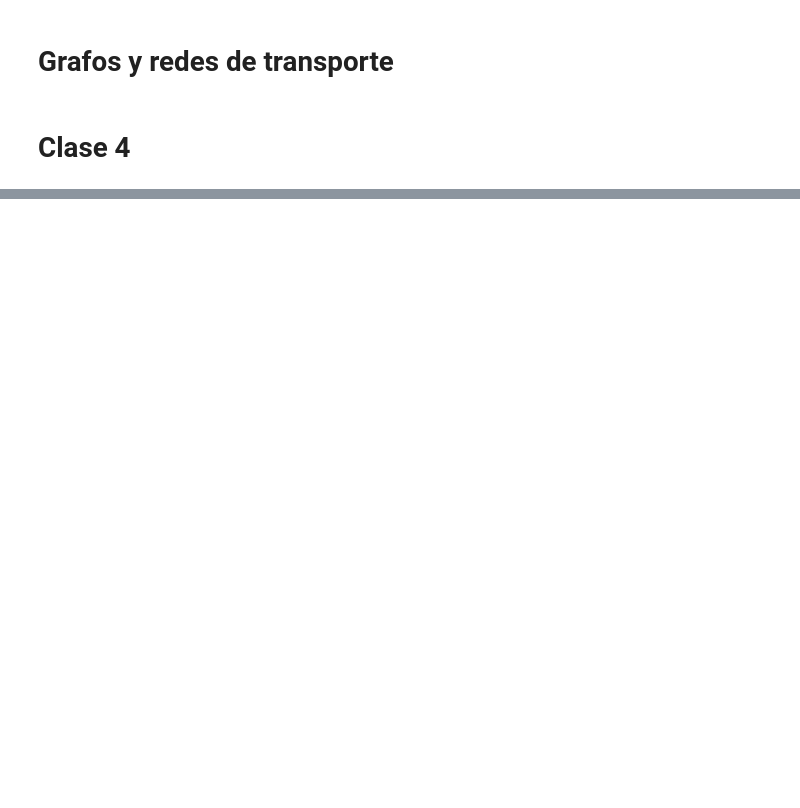
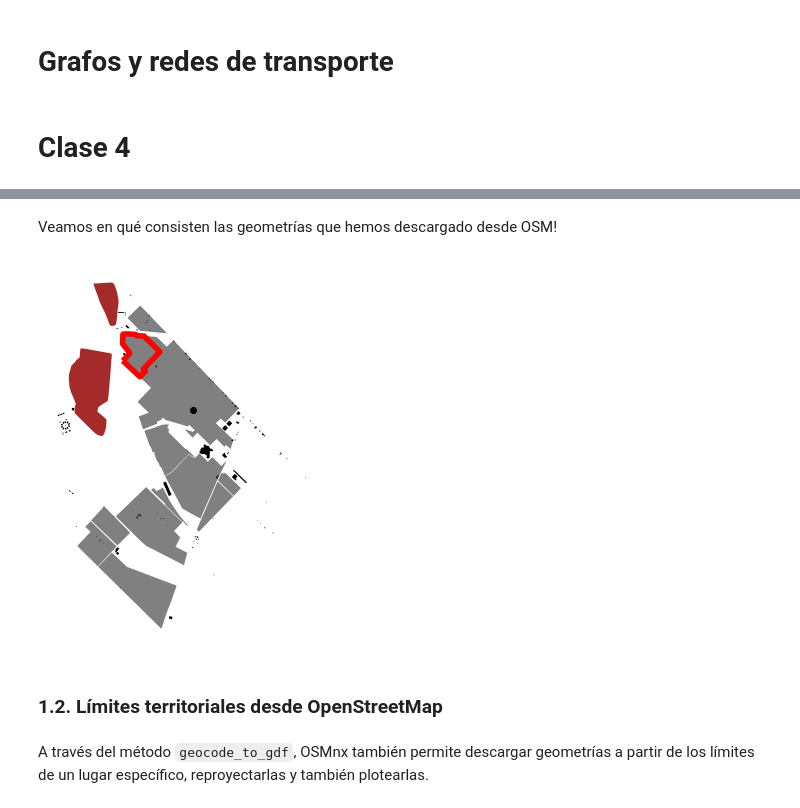
Before and after one commit to PyMap/AUPY, a Jupyter notebook: Clase 4/04_04_OSMNx.ipynb, the cells around one changed output, grey strips where cells are left out. Saved outputs shown, nothing was run; the diff lists cells and outputs as text; code cells hidden in the pictures; blank space fills up the shorter version.

```diff
--- a/Clase 4/04_04_OSMNx.ipynb
+++ b/Clase 4/04_04_OSMNx.ipynb
@@ -239,0 +64,7 @@ ax.set_axis_off();
+# %%
+# digamos que queremos consultar entidades que hayan sido taggeadas como edificios
+localidad = 'José León Suárez, Partido de General San Martín, Buenos Aires, Argentina'
+tags = {'building': True}
+
+edificios = ox.geometries_from_place(localidad, tags)
+edificios.shape
@@ -239,0 +73,6 @@ ax.set_axis_off();
+# %%
+# ... y ahora las que tengan un tag asociado a usos de suelo específicos. Digamos viviendas y basurales...
+tags = {'landuse': ['residential','landfill']}
+
+usos_suelo = ox.geometries_from_place(localidad, tags)
+usos_suelo.shape
@@ -239,0 +81,5 @@ ax.set_axis_off();
+# %%
+# por ultimo, busquemos por una subcategoría en concreto. Por ejemplo, el barrio "Villa Hidalgo"
+tags = {'name':'Villa Hidalgo'}
+vh = ox.geometries_from_place(localidad, tags)
+vh.shape
@@ -239,0 +94,23 @@ ax.set_axis_off();
+# %% [markdown]
+Veamos en qué consisten las geometrías que hemos descargado desde OSM!
+# %%
+f, ax = plt.subplots(figsize=(12,7))
+
+# preparamos nuestros layers
+vh_polyg = vh[vh.geometry.apply(lambda x: x.type == 'Polygon')] # nos quedamos con la entidad que es un polígono!
+usos_residenciales = usos_suelo.loc[usos_suelo.landuse == 'residential']
+basurales = usos_suelo.loc[usos_suelo.landuse == 'landfill']
+
+# ploteamos
+usos_residenciales.plot(ax=ax, color='grey')
+vh_polyg.geometry.boundary.plot(ax=ax, color='red', linewidth=5.5)
+basurales.plot(ax=ax, color='brown')
+edificios.plot(ax=ax, color='black')
+
+ax.set_axis_off();
+# %% [output]
+[figure, added]
+# %% [markdown]
+### 1.2. Límites territoriales desde OpenStreetMap
+# %% [markdown]
+A través del método `geocode_to_gdf`, OSMnx también permite descargar geometrías a partir de los límites de un lugar específico, reproyectarlas y también plotearlas.
```
Also changed, not shown: parts of 163 cells of this notebook, 1 other file.
